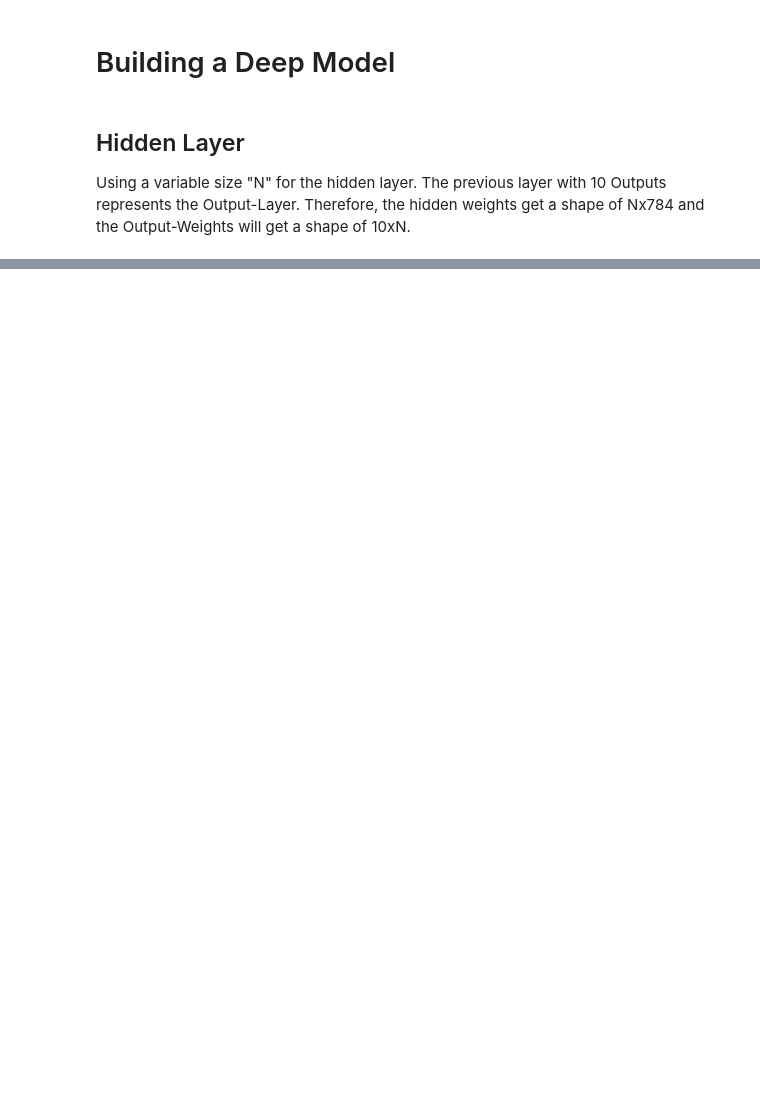
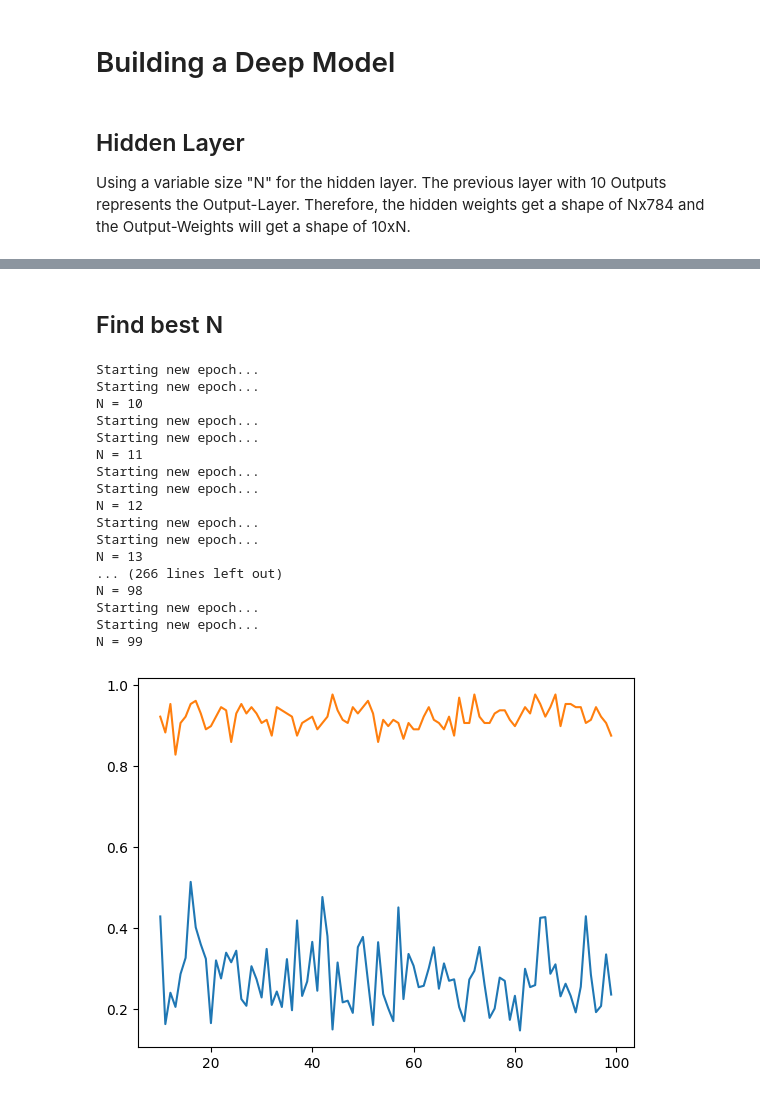
Before and after one commit to philippreinig/idl, a Jupyter notebook: assignments_1/idl_s01_adri_philipp.ipynb, the cells around one changed output, grey strips where cells are left out. Drawn from its saved outputs; the diff is of its cells as text; code cells hidden in the pictures; blank space fills up the shorter version.

```diff
--- a/assignments_1/idl_s01_adri_philipp.ipynb
+++ b/assignments_1/idl_s01_adri_philipp.ipynb
@@ -138,0 +136,38 @@ Done!
+# %% [markdown]
+## Find best N
+# %%
+losses = []
+accs = []
+sizes = np.arange(10,100, dtype=np.int32)
+
+for n in sizes:
+    loss, acc = init_and_train(n)
+
+    losses.append(loss)
+    accs.append(acc)
+
+    print("N = {}".format(n))
+
+plt.plot(sizes, losses, label='loss')
+plt.plot(sizes, accs, label='accuracy')
+plt.savefig('plot.svg')
+plt.show()
+# %% [output]
+Starting new epoch...
+Starting new epoch...
+N = 10
+Starting new epoch...
+Starting new epoch...
+N = 11
+Starting new epoch...
+Starting new epoch...
+N = 12
+Starting new epoch...
+Starting new epoch...
+N = 13
+... (266 lines left out)
+N = 98
+Starting new epoch...
+Starting new epoch...
+N = 99
+[figure, added]
```
Also changed, not shown: parts of 4 cells of this notebook, 2 other files.
